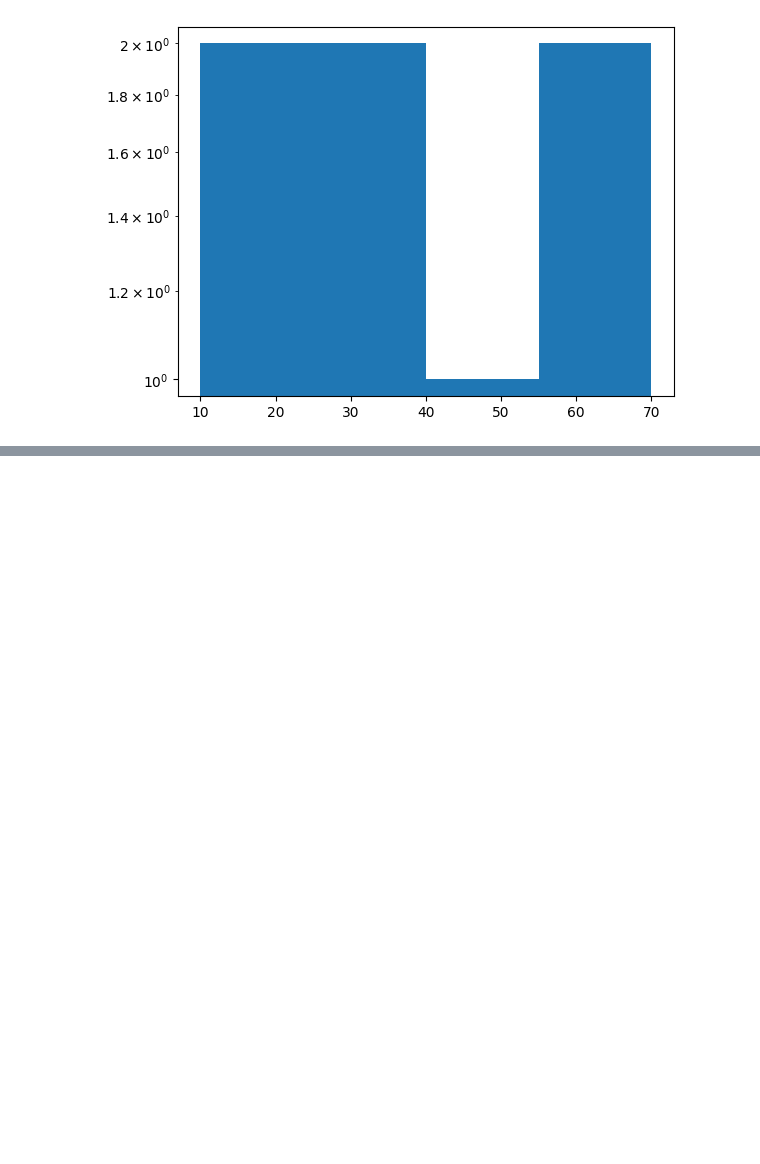
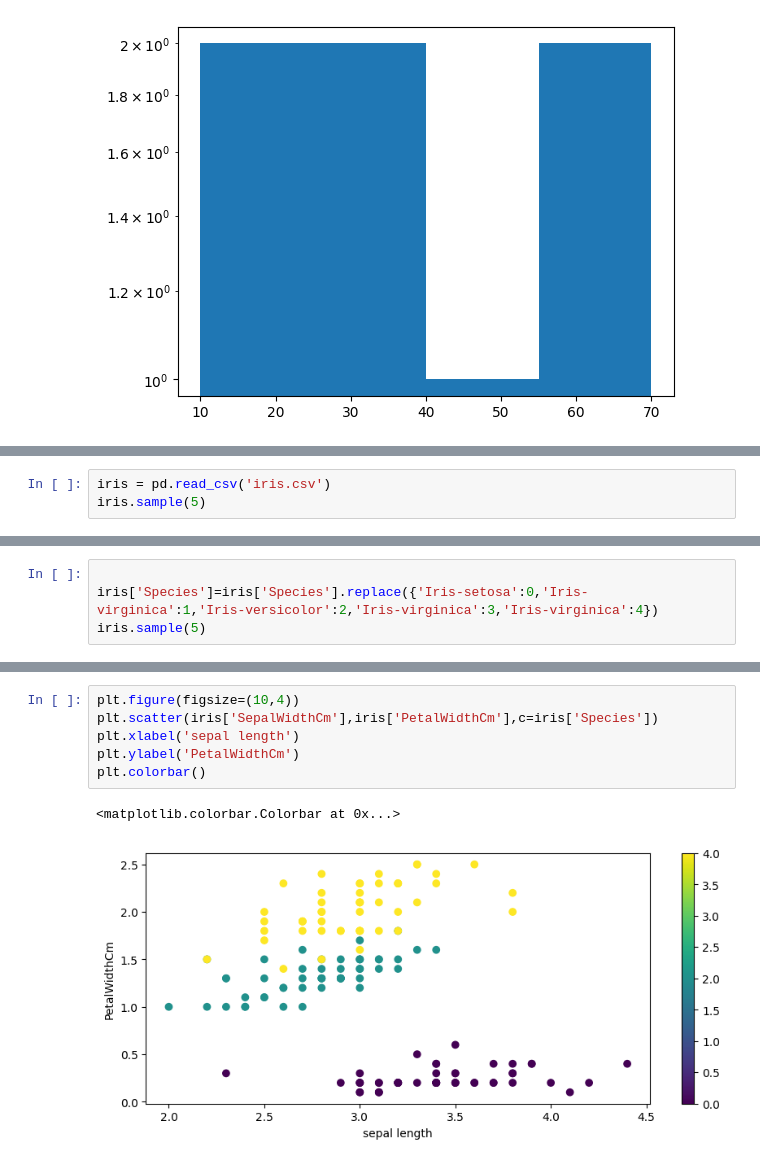
Before and after one commit to raaeel640/colab-work, a Jupyter notebook: Matplotlib.ipynb, the cells around one changed output, grey strips where cells are left out. Saved outputs shown, nothing was run; the diff lists cells and outputs as text; blank space fills up the shorter version.

```diff
--- a/Matplotlib.ipynb
+++ b/Matplotlib.ipynb
@@ -185,0 +204,3 @@ plt.savefig('sample.png')
+# %%
+iris = pd.read_csv('iris.csv')
+iris.sample(5)
@@ -185,0 +214,4 @@ plt.savefig('sample.png')
+# %%
+
+iris['Species']=iris['Species'].replace({'Iris-setosa':0,'Iris-virginica':1,'Iris-versicolor':2,'Iris-virginica':3,'Iris-virginica':4})
+iris.sample(5)
@@ -185,0 +225,9 @@ plt.savefig('sample.png')
+# %%
+plt.figure(figsize=(10,4))
+plt.scatter(iris['SepalWidthCm'],iris['PetalWidthCm'],c=iris['Species'])
+plt.xlabel('sepal length')
+plt.ylabel('PetalWidthCm')
+plt.colorbar()
+# %% [output]
+<matplotlib.colorbar.Colorbar at 0x...>
+[figure, added]
```
Also changed, not shown: parts of 38 cells of this notebook.
